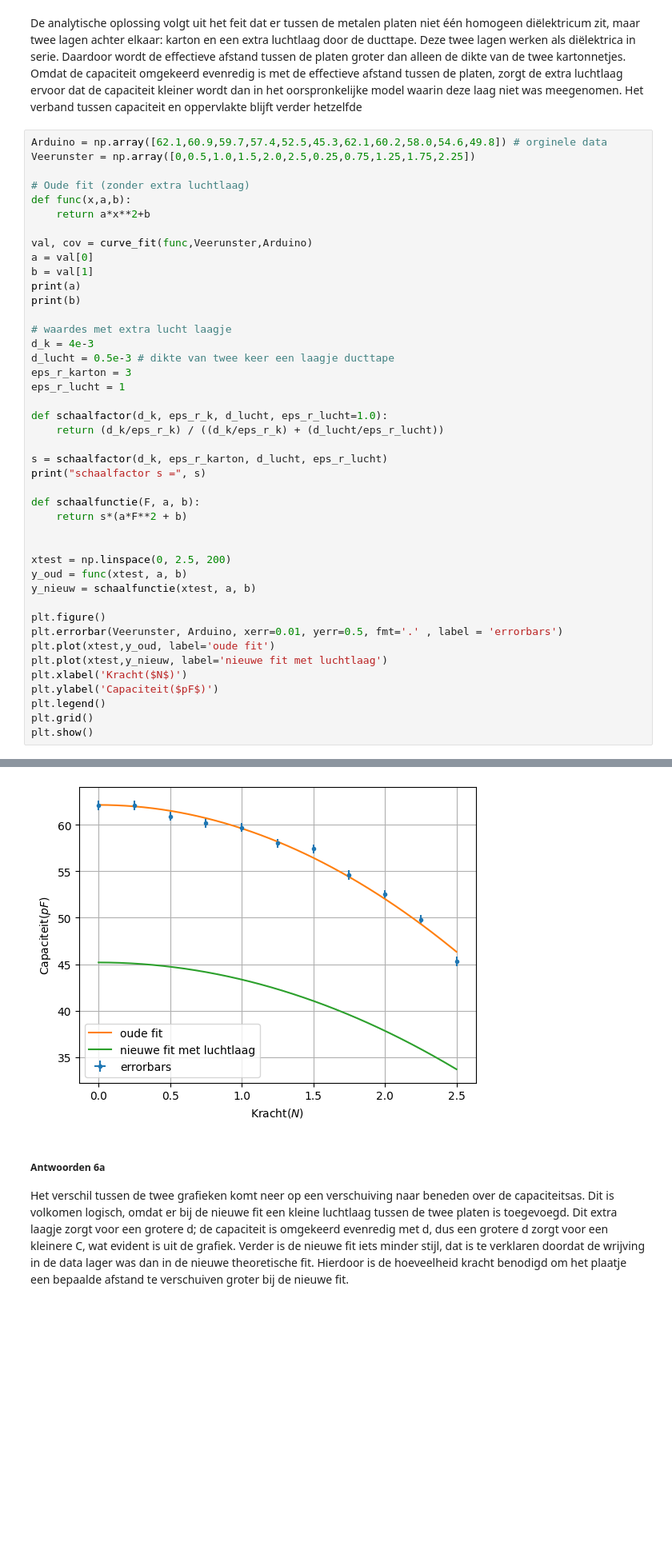
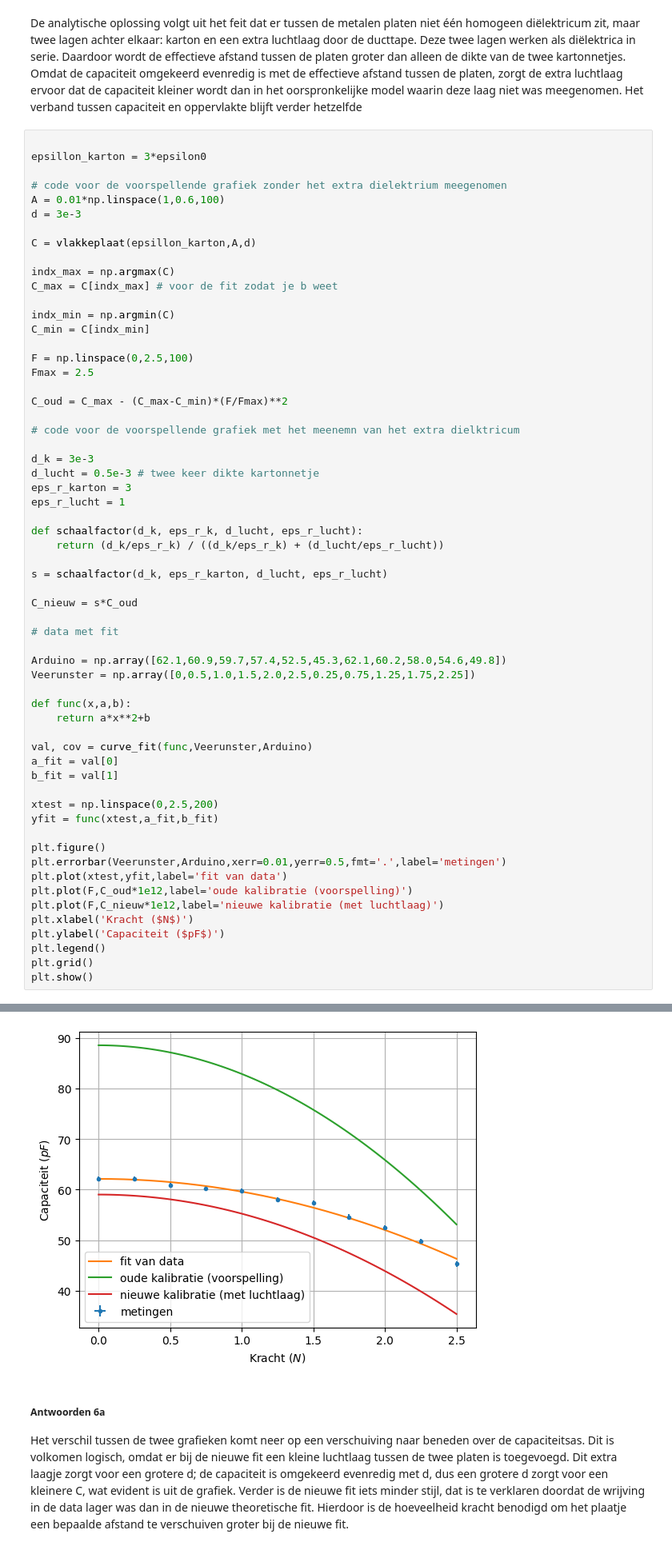
Before and after one commit to tdrvs/opdrachten-DEF-D, a Jupyter notebook: DigitaleOntwerpopdrachten/1CondensatorOpdracht/CondensatorOntwerpopdracht.ipynb, the cells around one changed output, grey strips where cells are left out. Shown at 80% size. Cells and saved outputs as stored; diff of their text form; blank space fills up the shorter version.

```diff
--- a/DigitaleOntwerpopdrachten/1CondensatorOpdracht/CondensatorOntwerpopdracht.ipynb
+++ b/DigitaleOntwerpopdrachten/1CondensatorOpdracht/CondensatorOntwerpopdracht.ipynb
@@ -936,45 +936,62 @@ Er zit dus tussen de kartonnetjes een extra laagje lucht. Dat komt omdat we het
 De analytische oplossing volgt uit het feit dat er tussen de metalen platen niet één homogeen diëlektricum zit, maar twee lagen achter elkaar: karton en een extra luchtlaag door de ducttape. Deze twee lagen werken als diëlektrica in serie. Daardoor wordt de effectieve afstand tussen de platen groter dan alleen de dikte van de twee kartonnetjes.
 Omdat de capaciteit omgekeerd evenredig is met de effectieve afstand tussen de platen, zorgt de extra luchtlaag ervoor dat de capaciteit kleiner wordt dan in het oorspronkelijke model waarin deze laag niet was meegenomen. Het verband tussen capaciteit en oppervlakte blijft verder hetzelfde
 # %%
-Arduino = np.array([62.1,60.9,59.7,57.4,52.5,45.3,62.1,60.2,58.0,54.6,49.8]) # orginele data
+
+epsillon_karton = 3*epsilon0
+
+# code voor de voorspellende grafiek zonder het extra dielektrium meegenomen
+A = 0.01*np.linspace(1,0.6,100)
+d = 3e-3
+
+C = vlakkeplaat(epsillon_karton,A,d)
+
+indx_max = np.argmax(C)
+C_max = C[indx_max] # voor de fit zodat je b weet
+
+indx_min = np.argmin(C)
+C_min = C[indx_min]
+
+F = np.linspace(0,2.5,100)
+Fmax = 2.5
+
+C_oud = C_max - (C_max-C_min)*(F/Fmax)**2
+
+# code voor de voorspellende grafiek met het meenemn van het extra dielktricum
+
+d_k = 3e-3
+d_lucht = 0.5e-3 # twee keer dikte kartonnetje
+eps_r_karton = 3
+eps_r_lucht = 1
+
+def schaalfactor(d_k, eps_r_k, d_lucht, eps_r_lucht):
+    return (d_k/eps_r_k) / ((d_k/eps_r_k) + (d_lucht/eps_r_lucht))
+
+s = schaalfactor(d_k, eps_r_karton, d_lucht, eps_r_lucht)
+
+C_nieuw = s*C_oud
+
+# data met fit
+
+Arduino = np.array([62.1,60.9,59.7,57.4,52.5,45.3,62.1,60.2,58.0,54.6,49.8])
 Veerunster = np.array([0,0.5,1.0,1.5,2.0,2.5,0.25,0.75,1.25,1.75,2.25])
 
-# Oude fit (zonder extra luchtlaag)
 def func(x,a,b):
     return a*x**2+b
 
 val, cov = curve_fit(func,Veerunster,Arduino)
-a = val[0]
-b = val[1]
-print(a)
-print(b)
+a_fit = val[0]
+b_fit = val[1]
 
-# waardes met extra lucht laagje
-d_k = 4e-3
-d_lucht = 0.5e-3 # dikte van twee keer een laagje ducttape
-eps_r_karton = 3
-eps_r_lucht = 1
-
-def schaalfactor(d_k, eps_r_k, d_lucht, eps_r_lucht=1.0):
-    return (d_k/eps_r_k) / ((d_k/eps_r_k) + (d_lucht/eps_r_lucht))
-
-s = schaalfactor(d_k, eps_r_karton, d_lucht, eps_r_lucht)
-print("schaalfactor s =", s)
-
-def schaalfunctie(F, a, b):
-    return s*(a*F**2 + b)
-
-
-xtest = np.linspace(0, 2.5, 200)
-y_oud = func(xtest, a, b)
-y_nieuw = schaalfunctie(xtest, a, b)
+xtest = np.linspace(0,2.5,200)
+yfit = func(xtest,a_fit,b_fit)
 
 plt.figure()
-plt.errorbar(Veerunster, Arduino, xerr=0.01, yerr=0.5, fmt='.' , label = 'errorbars')
-plt.plot(xtest,y_oud, label='oude fit')
-plt.plot(xtest,y_nieuw, label='nieuwe fit met luchtlaag')
-plt.xlabel('Kracht($N$)')
-plt.ylabel('Capaciteit($pF$)')
+plt.errorbar(Veerunster,Arduino,xerr=0.01,yerr=0.5,fmt='.',label='metingen')
+plt.plot(xtest,yfit,label='fit van data')
+plt.plot(F,C_oud*1e12,label='oude kalibratie (voorspelling)')
+plt.plot(F,C_nieuw*1e12,label='nieuwe kalibratie (met luchtlaag)')
+plt.xlabel('Kracht ($N$)')
+plt.ylabel('Capaciteit ($pF$)')
 plt.legend()
 plt.grid()
 plt.show()
@@ -985,4 +999,4 @@ schaalfactor s = 0.7272727272727273
-[figure, old version]
+[figure, new version]
 # %% [markdown]
 ##### Antwoorden 6a
 
```
Also changed, not shown: parts of 2 cells of this notebook, 2 other files.
